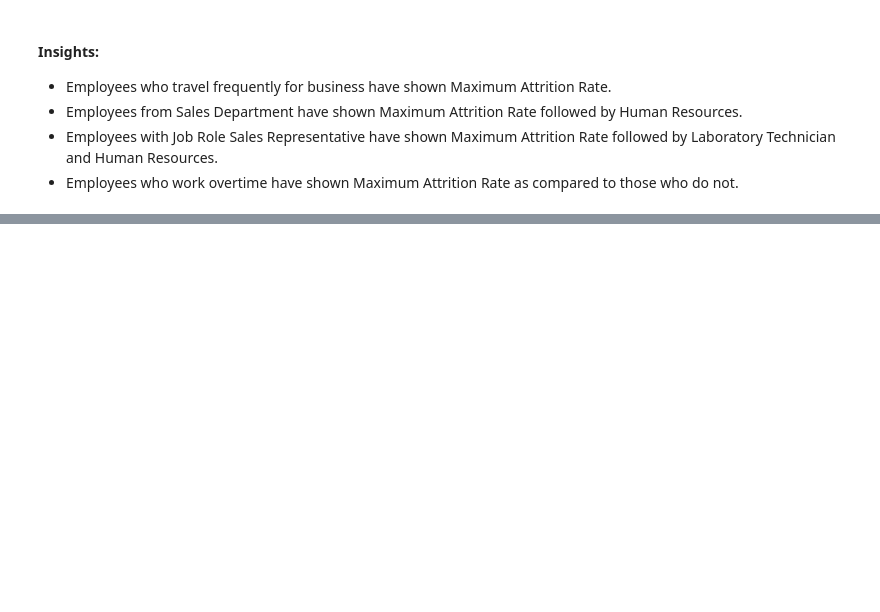
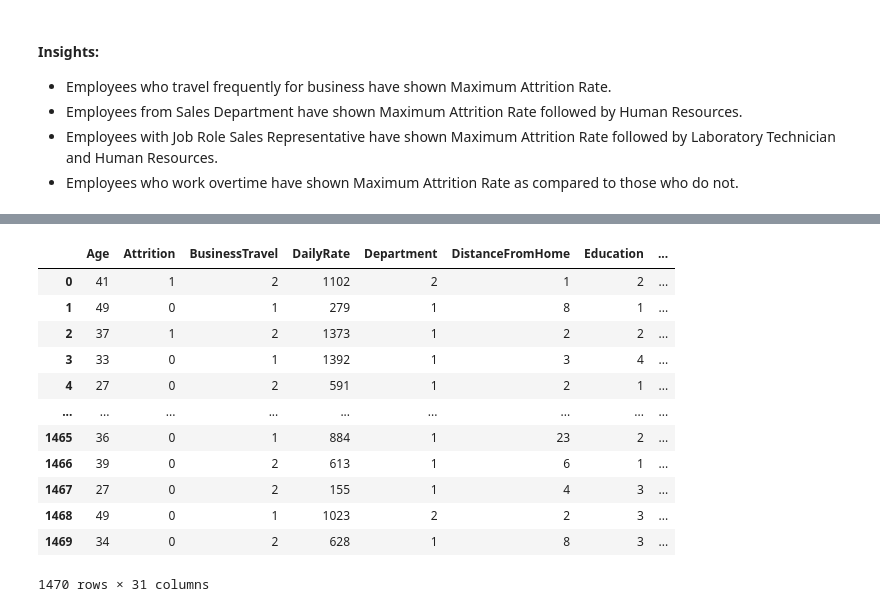
Before and after one commit to Akshay-Paunikar/IBM_Employee_Attrition_ML, a Jupyter notebook: notebook/IBM_Employee_Attrition_EDA.ipynb, the cells around one changed output, grey strips where cells are left out. Cells and saved outputs as stored; diff of their text form; code cells hidden in the pictures; blank space fills up the shorter version.

```diff
--- a/notebook/IBM_Employee_Attrition_EDA.ipynb
+++ b/notebook/IBM_Employee_Attrition_EDA.ipynb
@@ -892,0 +927,26 @@ plt.show()
+# %%
+cat_features = new_data.select_dtypes(include="object").columns
+# %%
+from sklearn.preprocessing import LabelEncoder
+le = LabelEncoder()
+# %%
+def encode_data(data):
+    for i in cat_features:
+        new_data[i] = le.fit_transform(new_data[i])
+    return data
+# %%
+encode_data(new_data)
+# %% [output]
+|  | Age | Attrition | BusinessTravel | DailyRate | Department | DistanceFromHome | Education | ... |
+| 0 | 41 | 1 | 2 | 1102 | 2 | 1 | 2 | ... |
+| 1 | 49 | 0 | 1 | 279 | 1 | 8 | 1 | ... |
+| 2 | 37 | 1 | 2 | 1373 | 1 | 2 | 2 | ... |
+| 3 | 33 | 0 | 1 | 1392 | 1 | 3 | 4 | ... |
+| 4 | 27 | 0 | 2 | 591 | 1 | 2 | 1 | ... |
+| ... | ... | ... | ... | ... | ... | ... | ... | ... |
+| 1465 | 36 | 0 | 1 | 884 | 1 | 23 | 2 | ... |
+| 1466 | 39 | 0 | 2 | 613 | 1 | 6 | 1 | ... |
+| 1467 | 27 | 0 | 2 | 155 | 1 | 4 | 3 | ... |
+| 1468 | 49 | 0 | 1 | 1023 | 2 | 2 | 3 | ... |
+| 1469 | 34 | 0 | 2 | 628 | 1 | 8 | 3 | ... |
+1470 rows × 31 columns
```
Also changed, not shown: parts of 6 cells of this notebook, 1 other file.
